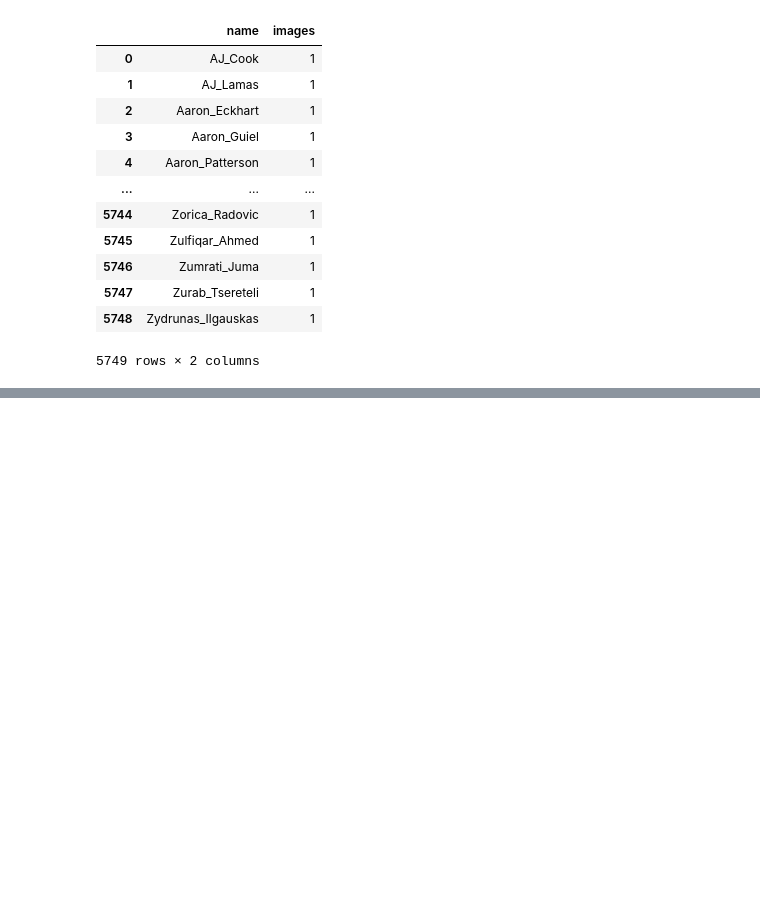
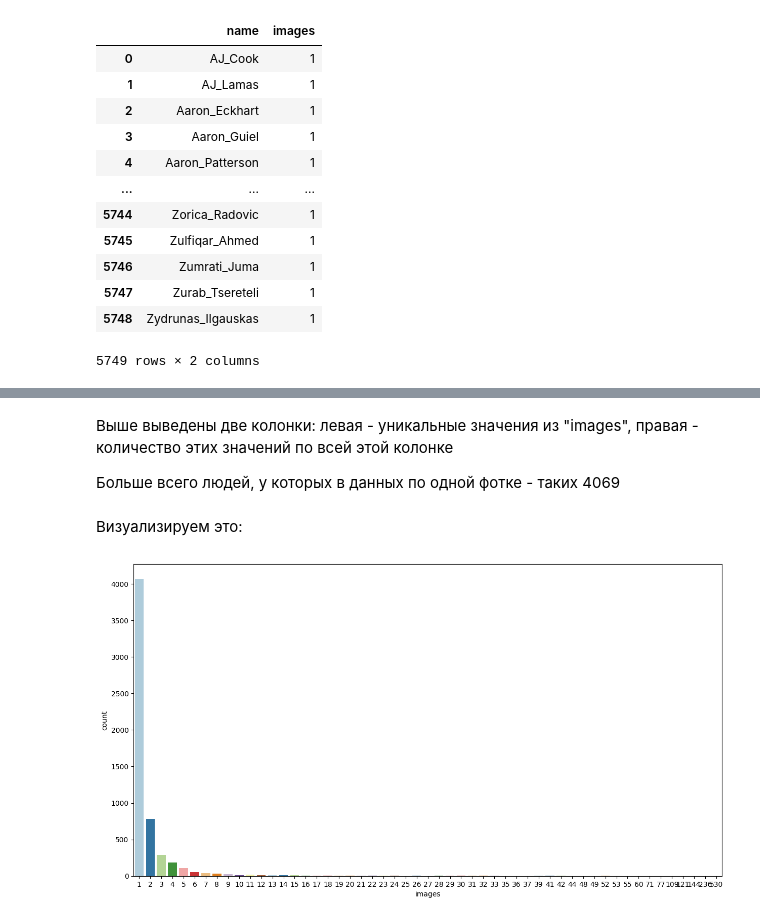
Before and after one commit to sollltit/hw-face-rec-and-id, a Jupyter notebook: Report_M1.ipynb, the cells around one changed output, grey strips where cells are left out. Cells and saved outputs as stored; diff of their text form; code cells hidden in the pictures; blank space fills up the shorter version.

```diff
--- a/Report_M1.ipynb
+++ b/Report_M1.ipynb
@@ -221,2 +228,14 @@ images
 49        1
 Name: count, dtype: int64
+# %% [markdown]
+Выше выведены две колонки: левая - уникальные значения из "images", правая - количество этих значений по всей этой колонке
+
+Больше всего людей, у которых в данных по одной фотке - таких 4069
+# %% [markdown]
+Визуализируем это:
+# %%
+plt.figure(figsize=(15, 8))
+sns.countplot(df2, x = 'images', palette = 'Paired')
+plt.show()
+# %% [output]
+[figure, added]
```
Also changed, not shown: parts of 18 cells of this notebook.
